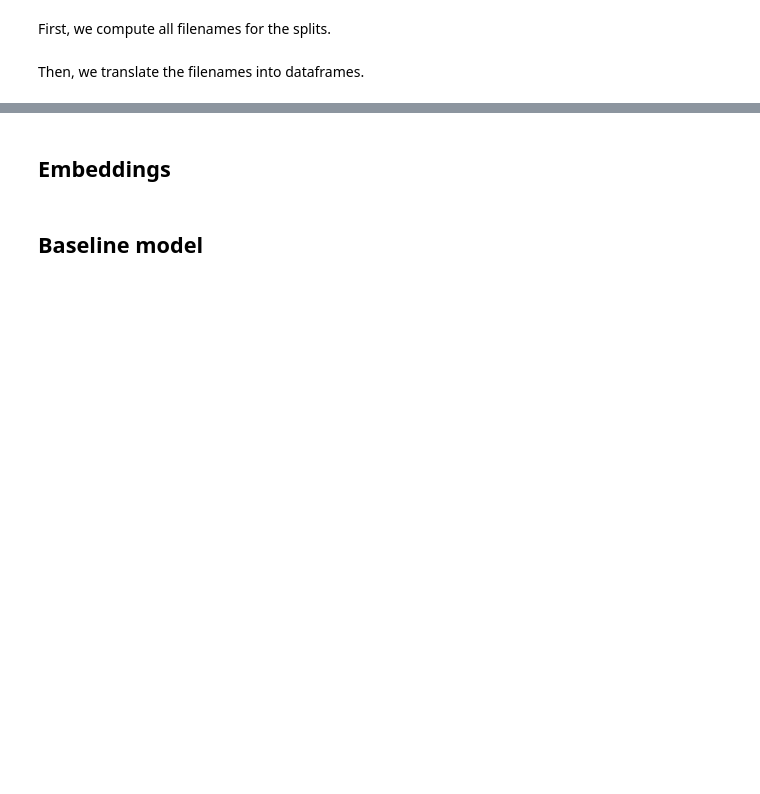
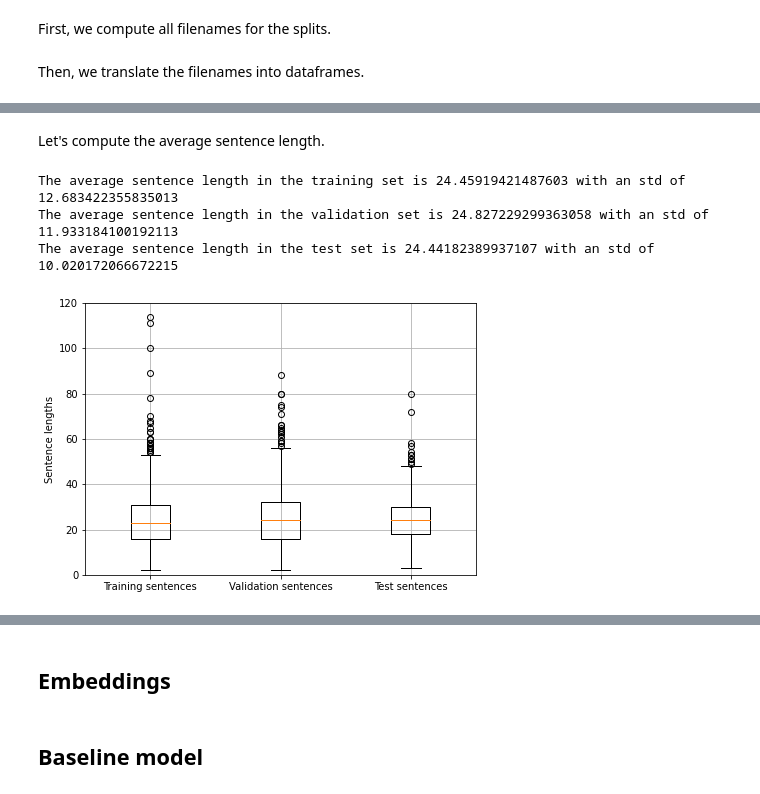
Before and after one commit to volpepe/SequenceLabeling, a Jupyter notebook: src/main.ipynb, the cells around one changed output, grey strips where cells are left out. Cells and saved outputs as stored; diff of their text form; code cells hidden in the pictures; blank space fills up the shorter version.

```diff
--- a/src/main.ipynb
+++ b/src/main.ipynb
@@ -172,0 +201,36 @@ test_dfs  = [ process_file(file) for file in test_filenames  ]
+# %% [markdown]
+Let's compute the average sentence length.
+# %%
+len_train = [len(sentence) for sentence in train_sentences]
+len_val   = [len(sentence) for sentence in val_sentences  ]
+len_test  = [len(sentence) for sentence in test_sentences ]
+
+mean_train, std_train = np.mean(len_train), np.std(len_train)
+mean_val, std_val = np.mean(len_val), np.std(len_val)
+mean_test, std_test = np.mean(len_test), np.std(len_test)
+
+print("The average sentence length in the training set is {} with an std of {}".format(
+    mean_train, std_train
+))
+print("The average sentence length in the validation set is {} with an std of {}".format(
+    mean_val, std_val
+))
+print("The average sentence length in the test set is {} with an std of {}".format(
+    mean_test, std_test
+))
+
+len_dict = {'Training sentences':    len_train,
+            'Validation sentences':  len_val,
+            'Test sentences':        len_test}
+
+fig, ax = plt.subplots(figsize=(7,5));
+ax.boxplot(len_dict.values());
+ax.set_xticklabels(len_dict.keys());
+ax.set_ylim(0, 120)
+ax.set_ylabel("Sentence lengths")
+ax.grid()
+# %% [output]
+The average sentence length in the training set is 24.45919421487603 with an std of 12.683422355835013
+The average sentence length in the validation set is 24.827229299363058 with an std of 11.933184100192113
+The average sentence length in the test set is 24.44182389937107 with an std of 10.020172066672215
+[figure, added]
```
Also changed, not shown: parts of 8 cells of this notebook, 1 other file.
